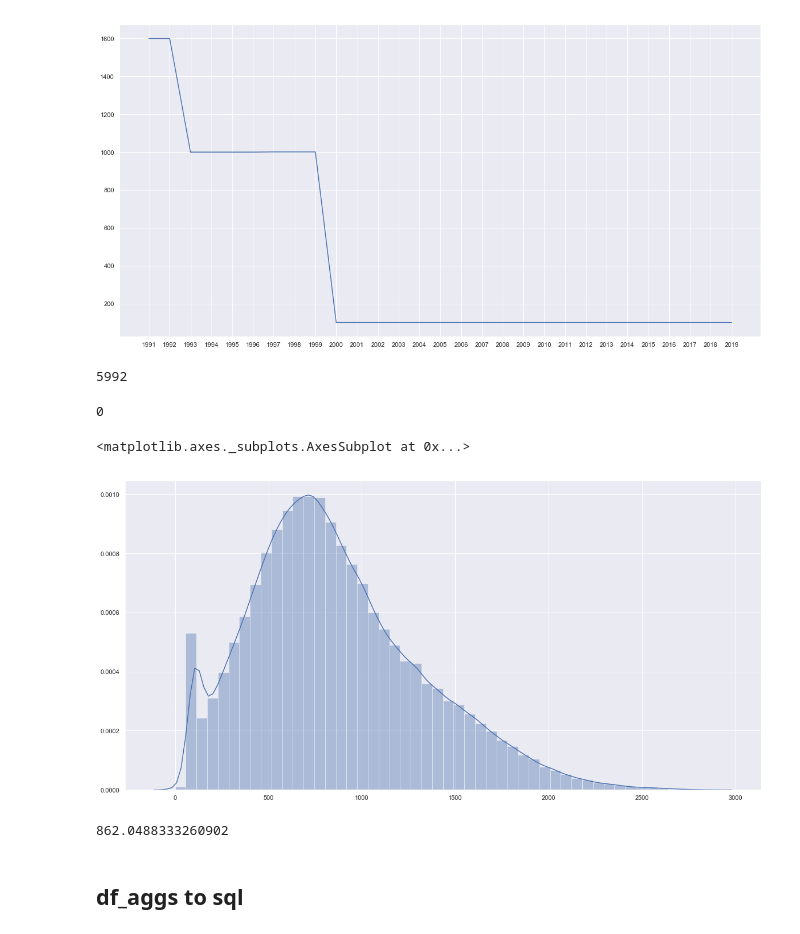
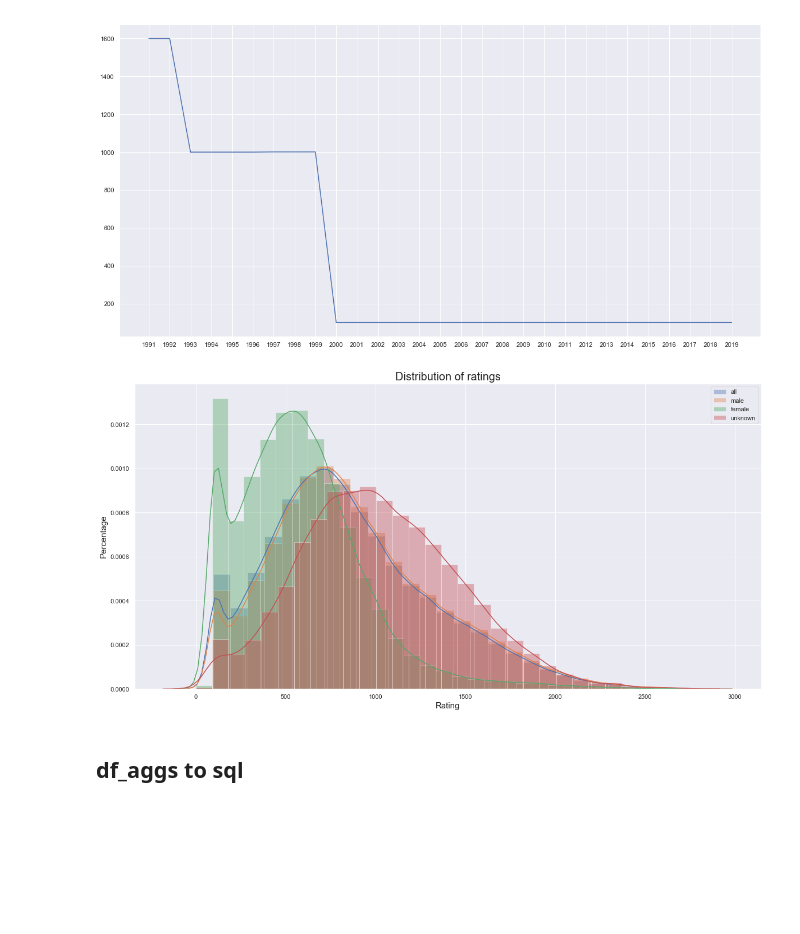
Before and after one commit to AstroBoy1/chess-ds, a Jupyter notebook: final.ipynb, the cells around one changed output. Drawn from its saved outputs; the diff is of its cells as text; code cells hidden in the pictures; blank space fills up the shorter version.

Commit message:
rating distributions

```diff
--- a/final.ipynb
+++ b/final.ipynb
@@ -701,34 +685,28 @@ plt.savefig("mode_rating_per_year.jpg")
 # %% [output]
 KeyError: 'mode'
 [figure]
-# %%
-ratings_2019 = df_aggs.iloc[28, :]
-ratings_2019.isnull().sum()
-# %% [output]
-5992
-# %%
-ratings_2019_clean = ratings_2019.dropna()
-ratings_2019_clean.isnull().sum()
-# %% [output]
-0
-# %%
-count = 0
-ratings_list = []
-for row in ratings_2019_clean:
-    if row == "NA":
-        count += 1
-    else:
-        ratings_list.append(row)
-plt.figure(figsize=(20, 10))
-sns.distplot(ratings_list, label="all")
-#count, len(ratings_2019_clean)
-# %% [output]
-<matplotlib.axes._subplots.AxesSubplot at 0x...>
-[figure, removed]
-# %%
-np.mean(ratings_list)
-# %% [output]
-862.0488333260902
+# %%
+plt.figure(figsize=(20, 10))
+labels = ["all", "male", "female", "unknown"]
+for index, df in enumerate([df_aggs, male_df_aggs, female_df_aggs, unknown_df_aggs]):
+    ratings_2019 = df.iloc[28, :]
+    ratings_2019.isnull().sum()
+    ratings_2019_clean = ratings_2019.dropna()
+    count = 0
+    ratings_list = []
+    for row in ratings_2019_clean:
+        if row == "NA":
+            count += 1
+        else:
+            ratings_list.append(row)
+    sns.distplot(ratings_list, label=labels[index], bins=30)
+    plt.title("Distribution of ratings", fontsize=20)
+    plt.xlabel("Rating", fontsize=15)
+    plt.ylabel("Percentage", fontsize=15)
+plt.legend()
+plt.savefig("rating_distributions.jpg")
+# %% [output]
+[figure, added]
 # %% [markdown]
 ## df_aggs to sql
 # %%
```
Also changed, not shown: parts of 3 cells of this notebook.
